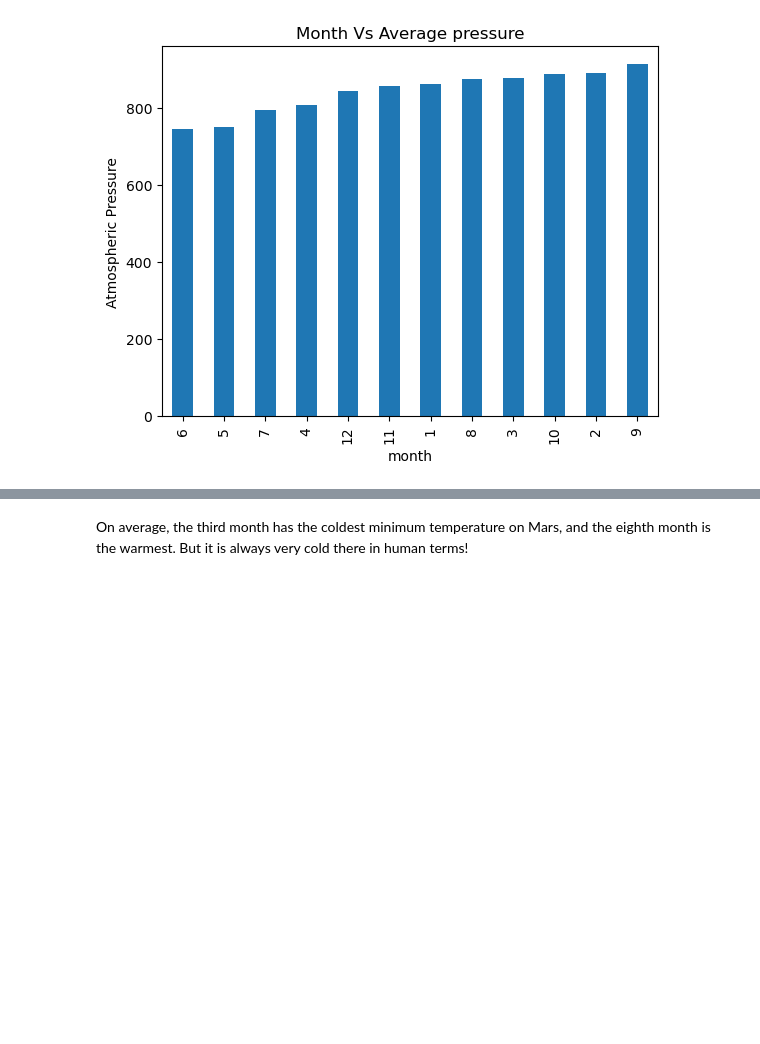
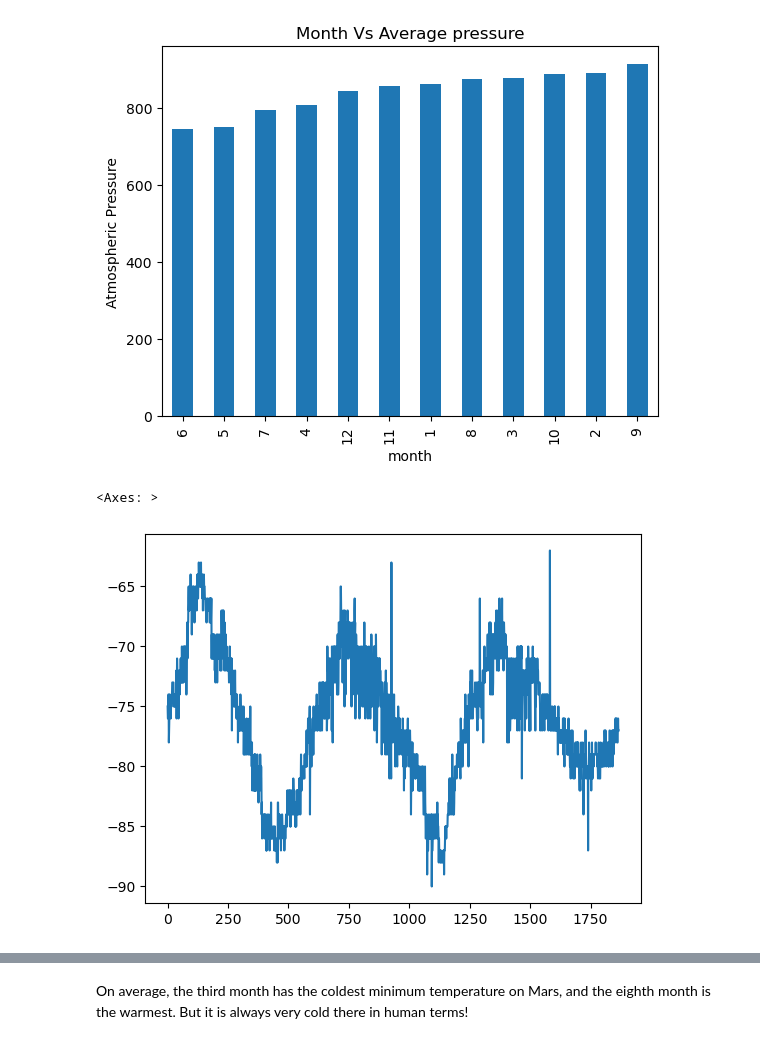
Before and after one commit to Lovepreet008/data_collection, a Jupyter notebook: part_2_mars_weather.ipynb, the cells around one changed output, grey strips where cells are left out. Drawn from its saved outputs; the diff is of its cells as text; code cells hidden in the pictures; blank space fills up the shorter version.

```diff
--- a/part_2_mars_weather.ipynb
+++ b/part_2_mars_weather.ipynb
@@ -248,5 +248,13 @@ plt.title('Month Vs Average pressure')
 # %% [output]
 Text(0.5, 1.0, 'Month Vs Average pressure')
 [figure]
+# %%
+# earth_days=data_df.groupby('terrestrial_date')['min_temp'].value_counts()
+# earth_days
+#data_df.plot('terrestrial_date', 'min_temp')
+data_df['min_temp'].plot()
+# %% [output]
+<Axes: >
+[figure, added]
 # %%
 # 5. How many terrestrial (earth) days are there in a Martian year?
```
Also changed, not shown: parts of 3 cells of this notebook, 2 other files.
